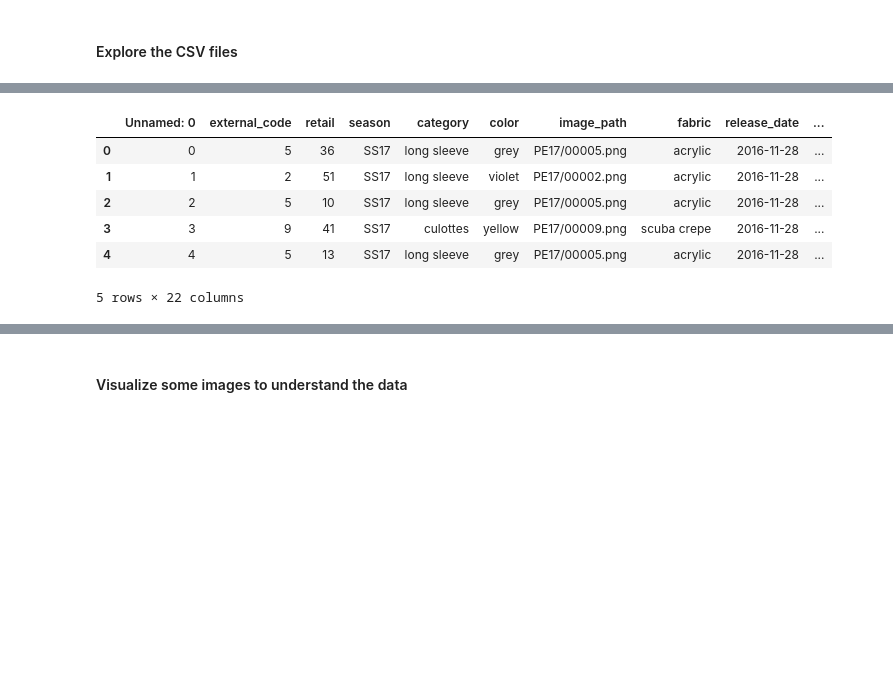
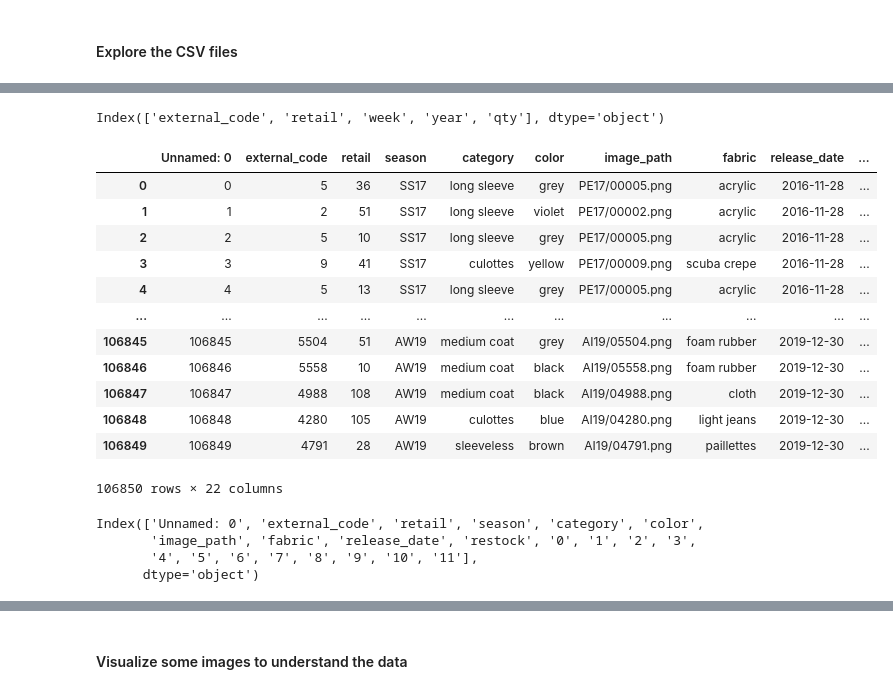
Before and after one commit to LucaReggiani-AI-Projects/Multimodal-Anomaly-Detection-for-Marketing, a Jupyter notebook: dataExploration.ipynb, the cells around one changed output, grey strips where cells are left out. Drawn from its saved outputs; the diff is of its cells as text; code cells hidden in the pictures; blank space fills up the shorter version.

```diff
--- a/dataExploration.ipynb
+++ b/dataExploration.ipynb
@@ -117,15 +148,32 @@ restocks_data.head()
+# %%
+restocks_data.columns
+# %% [output]
+Index(['external_code', 'retail', 'week', 'year', 'qty'], dtype='object')
 # %%
 # Load the sales.csv file
 sales_data = pd.read_csv(os.path.join(dataset_path, 'sales.csv'))
-sales_data.head()
+sales_data
 # %% [output]
 |  | Unnamed: 0 | external_code | retail | season | category | color | image_path | fabric | release_date | ... |
 | 0 | 0 | 5 | 36 | SS17 | long sleeve | grey | PE17/00005.png | acrylic | 2016-11-28 | ... |
 | 1 | 1 | 2 | 51 | SS17 | long sleeve | violet | PE17/00002.png | acrylic | 2016-11-28 | ... |
 | 2 | 2 | 5 | 10 | SS17 | long sleeve | grey | PE17/00005.png | acrylic | 2016-11-28 | ... |
 | 3 | 3 | 9 | 41 | SS17 | culottes | yellow | PE17/00009.png | scuba crepe | 2016-11-28 | ... |
 | 4 | 4 | 5 | 13 | SS17 | long sleeve | grey | PE17/00005.png | acrylic | 2016-11-28 | ... |
+| ... | ... | ... | ... | ... | ... | ... | ... | ... | ... | ... |
+| 106845 | 106845 | 5504 | 51 | AW19 | medium coat | grey | AI19/05504.png | foam rubber | 2019-12-30 | ... |
+| 106846 | 106846 | 5558 | 10 | AW19 | medium coat | black | AI19/05558.png | foam rubber | 2019-12-30 | ... |
+| 106847 | 106847 | 4988 | 108 | AW19 | medium coat | black | AI19/04988.png | cloth | 2019-12-30 | ... |
+| 106848 | 106848 | 4280 | 105 | AW19 | culottes | blue | AI19/04280.png | light jeans | 2019-12-30 | ... |
+| 106849 | 106849 | 4791 | 28 | AW19 | sleeveless | brown | AI19/04791.png | paillettes | 2019-12-30 | ... |
-5 rows × 22 columns
+106850 rows × 22 columns
+# %%
+sales_data.columns
+# %% [output]
+Index(['Unnamed: 0', 'external_code', 'retail', 'season', 'category', 'color',
+       'image_path', 'fabric', 'release_date', 'restock', '0', '1', '2', '3',
+       '4', '5', '6', '7', '8', '9', '10', '11'],
+      dtype='object')
 # %%
 
 # Load the vis2_gtrends_data.csv file (Google Trends data)
```
Also changed, not shown: parts of 12 cells of this notebook, 4 other files.
